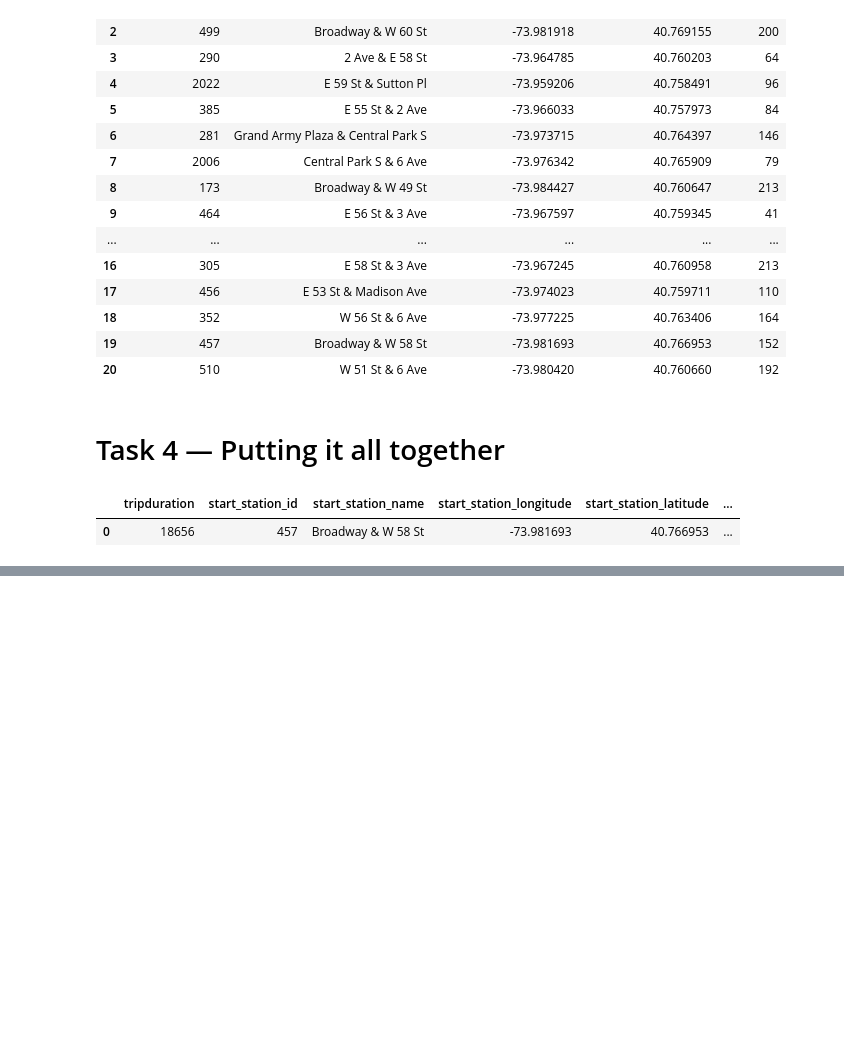
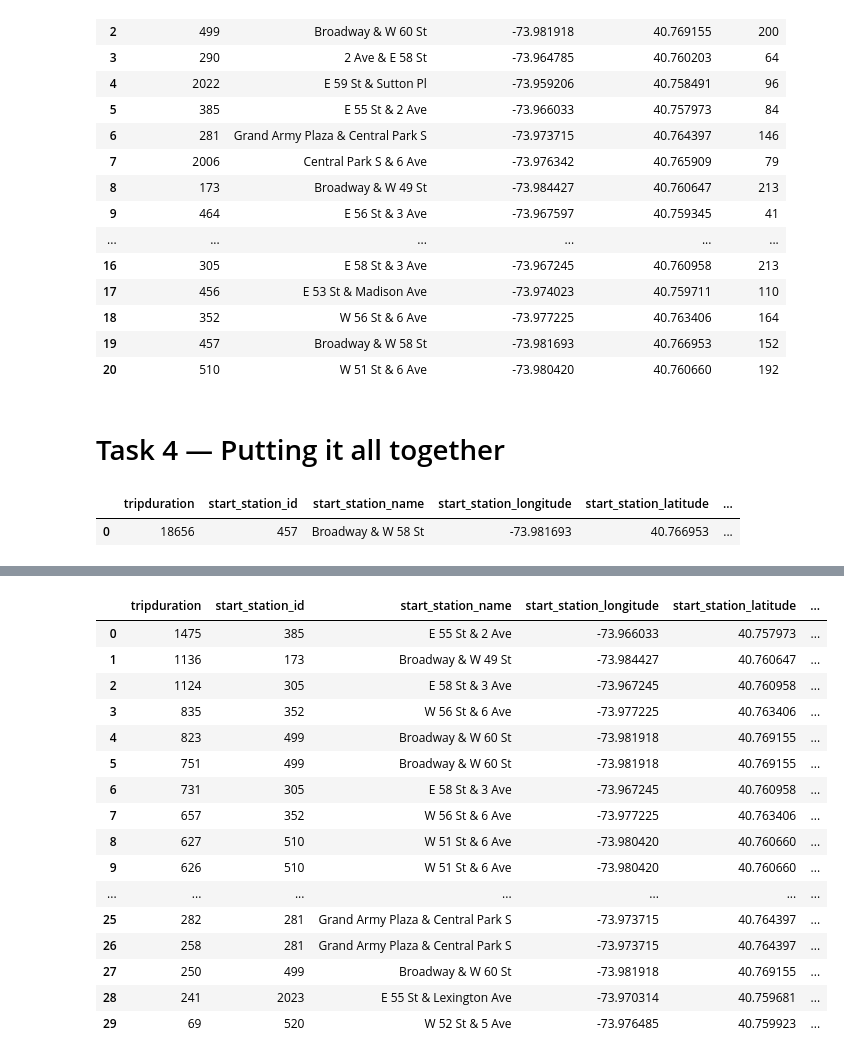
Before and after one commit to sarahJune1/PUI2018_sjs909, a Jupyter notebook: HW6_sjs909/SQL_query_sjs909.ipynb, the cells around one changed output, grey strips where cells are left out. Drawn from its saved outputs; the diff is of its cells as text; code cells hidden in the pictures; blank space fills up the shorter version.

```diff
--- a/HW6_sjs909/SQL_query_sjs909.ipynb
+++ b/HW6_sjs909/SQL_query_sjs909.ipynb
@@ -413,0 +444,29 @@ table
+# %%
+query = ''' SELECT tripduration,start_station_id,start_station_name,start_station_longitude,start_station_latitude,starttime from fb55.citibike
+
+WHERE start_station_longitude - -73.9857 > .000222 and start_station_latitude - 40.7577 > .000222 and EXTRACT(HOUR FROM starttime::time) IN (6)
+GROUP BY start_station_id,start_station_name,start_station_longitude,start_station_latitude,tripduration,starttime
+ORDER BY tripduration DESC
+
+'''
+
+table= get_data(query)
+table
+# %% [output]
+|  | tripduration | start_station_id | start_station_name | start_station_longitude | start_station_latitude | ... |
+| 0 | 1475 | 385 | E 55 St & 2 Ave | -73.966033 | 40.757973 | ... |
+| 1 | 1136 | 173 | Broadway & W 49 St | -73.984427 | 40.760647 | ... |
+| 2 | 1124 | 305 | E 58 St & 3 Ave | -73.967245 | 40.760958 | ... |
+| 3 | 835 | 352 | W 56 St & 6 Ave | -73.977225 | 40.763406 | ... |
+| 4 | 823 | 499 | Broadway & W 60 St | -73.981918 | 40.769155 | ... |
+| 5 | 751 | 499 | Broadway & W 60 St | -73.981918 | 40.769155 | ... |
+| 6 | 731 | 305 | E 58 St & 3 Ave | -73.967245 | 40.760958 | ... |
+| 7 | 657 | 352 | W 56 St & 6 Ave | -73.977225 | 40.763406 | ... |
+| 8 | 627 | 510 | W 51 St & 6 Ave | -73.980420 | 40.760660 | ... |
+| 9 | 626 | 510 | W 51 St & 6 Ave | -73.980420 | 40.760660 | ... |
+| ... | ... | ... | ... | ... | ... | ... |
+| 25 | 282 | 281 | Grand Army Plaza & Central Park S | -73.973715 | 40.764397 | ... |
+| 26 | 258 | 281 | Grand Army Plaza & Central Park S | -73.973715 | 40.764397 | ... |
+| 27 | 250 | 499 | Broadway & W 60 St | -73.981918 | 40.769155 | ... |
+| 28 | 241 | 2023 | E 55 St & Lexington Ave | -73.970314 | 40.759681 | ... |
+| 29 | 69 | 520 | W 52 St & 5 Ave | -73.976485 | 40.759923 | ... |
```
Also changed, not shown: parts of 3 cells of this notebook.
